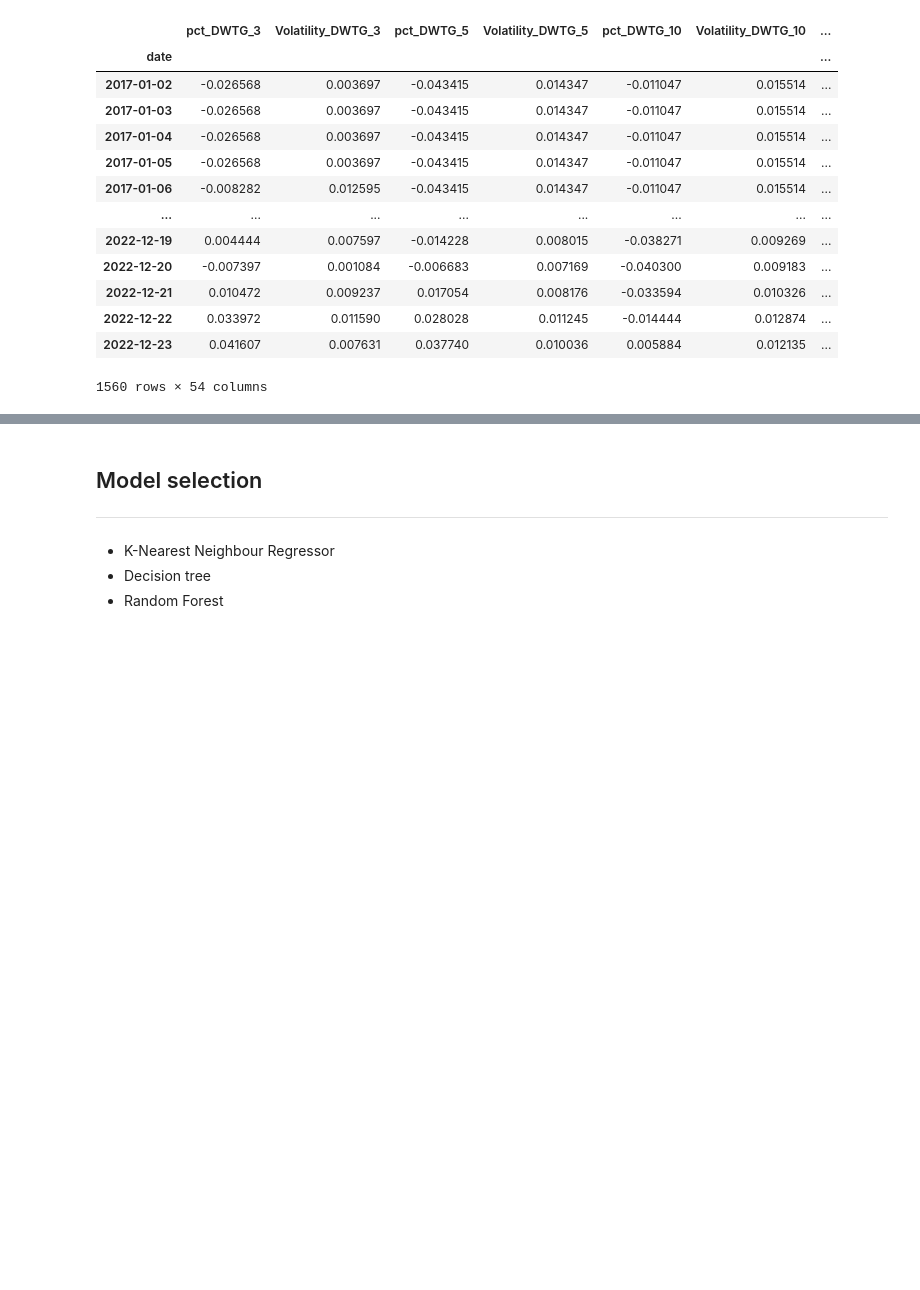
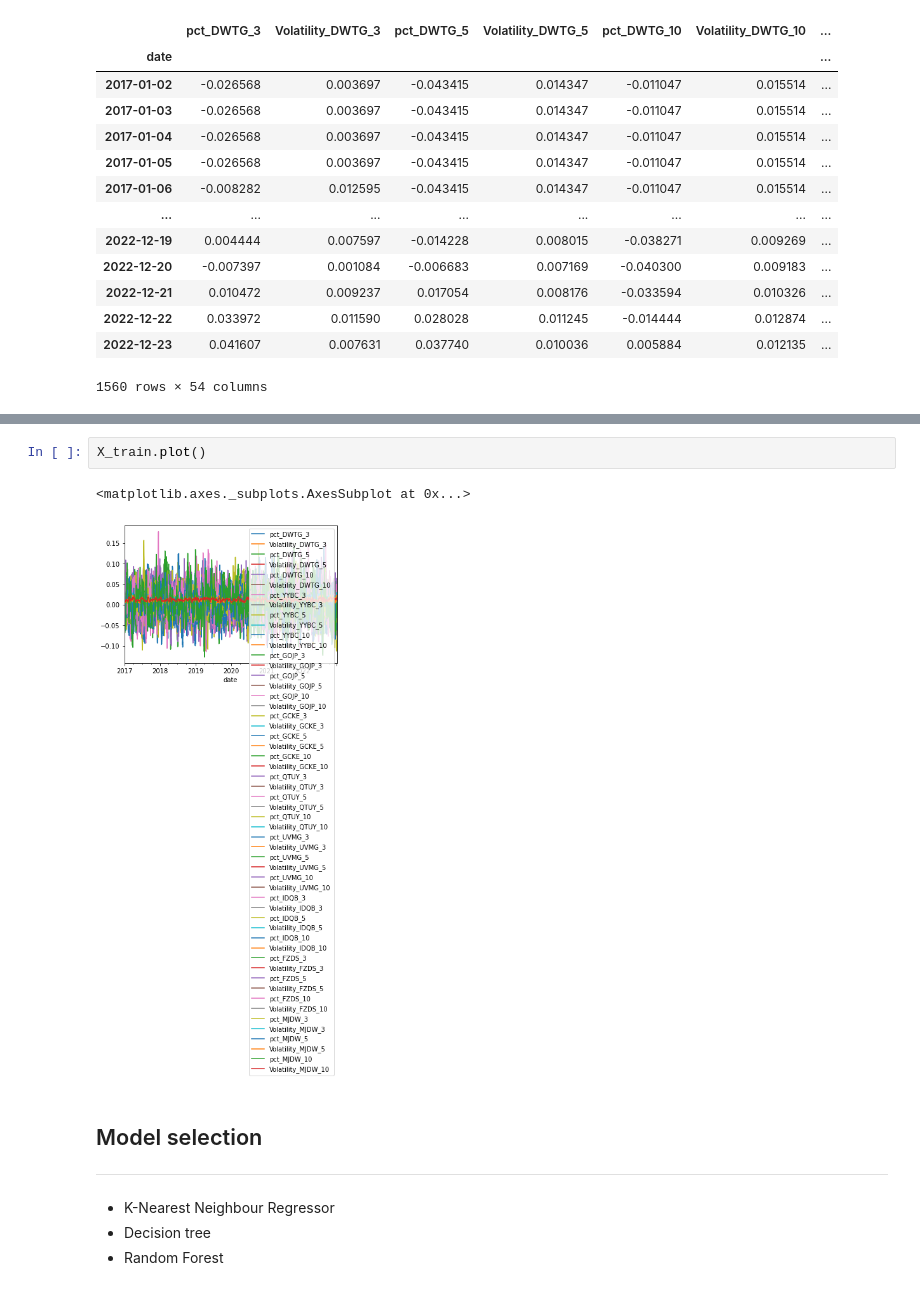
Before and after one commit to GariZabaleta/Brownian_motion, a Jupyter notebook: GBM.ipynb, the cells around one changed output, grey strips where cells are left out. Cells and saved outputs as stored; diff of their text form; blank space fills up the shorter version.

```diff
--- a/GBM.ipynb
+++ b/GBM.ipynb
@@ -376,6 +384,11 @@ ax.legend()
 plt.show()
 # %% [output]
 [figure]
+# %%
+X_train.plot()
+# %% [output]
+<matplotlib.axes._subplots.AxesSubplot at 0x...>
+[figure, added]
 # %% [markdown]
 ## Model selection
 
```
Also changed, not shown: parts of 14 cells of this notebook.
